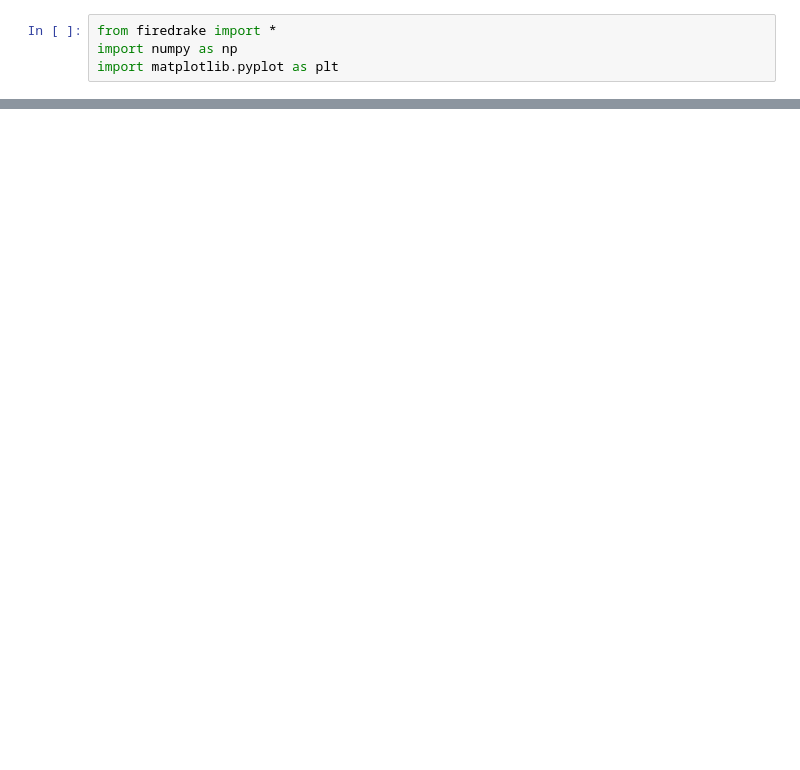
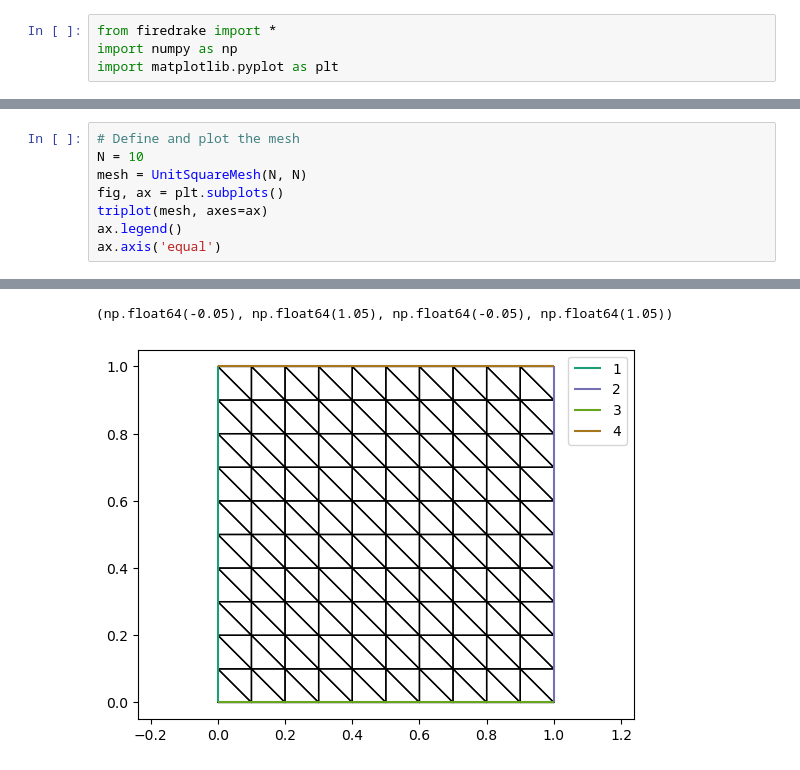
Before and after one commit to alessandropedone/cfd-labs, a Jupyter notebook: Lab01-Intro/TEMPLATE_CFDlab01.ipynb, the cells around one changed output, grey strips where cells are left out. Drawn from its saved outputs; the diff is of its cells as text; blank space fills up the shorter version.

```diff
--- a/Lab01-Intro/TEMPLATE_CFDlab01.ipynb
+++ b/Lab01-Intro/TEMPLATE_CFDlab01.ipynb
@@ -58,0 +105,9 @@ print_rhs(rhswithBC)  # Dirichlet entries replaced by 0
+# %%
+# Define and plot the mesh
+N = 10
+mesh = UnitSquareMesh(N, N)
+fig, ax = plt.subplots()
+triplot(mesh, axes=ax)
+ax.legend()
+ax.axis('equal')
+# %% [output]
@@ -58,0 +118,2 @@ print_rhs(rhswithBC)  # Dirichlet entries replaced by 0
+(np.float64(-0.05), np.float64(1.05), np.float64(-0.05), np.float64(1.05))
+[figure, added]
```
Also changed, not shown: parts of 16 cells of this notebook, 14 other files.
